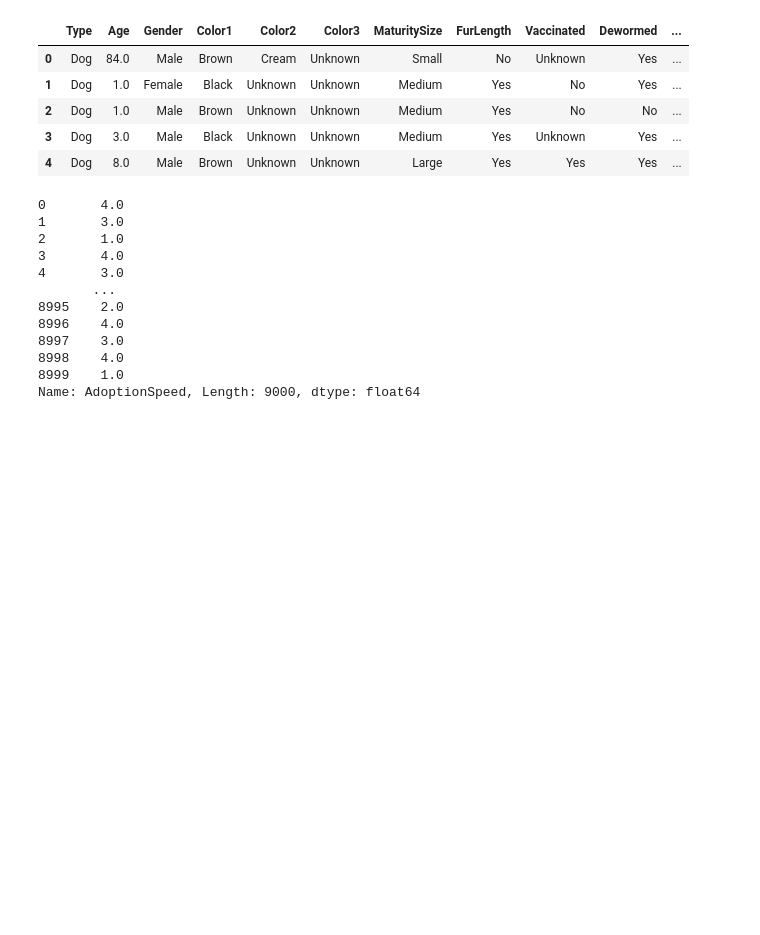
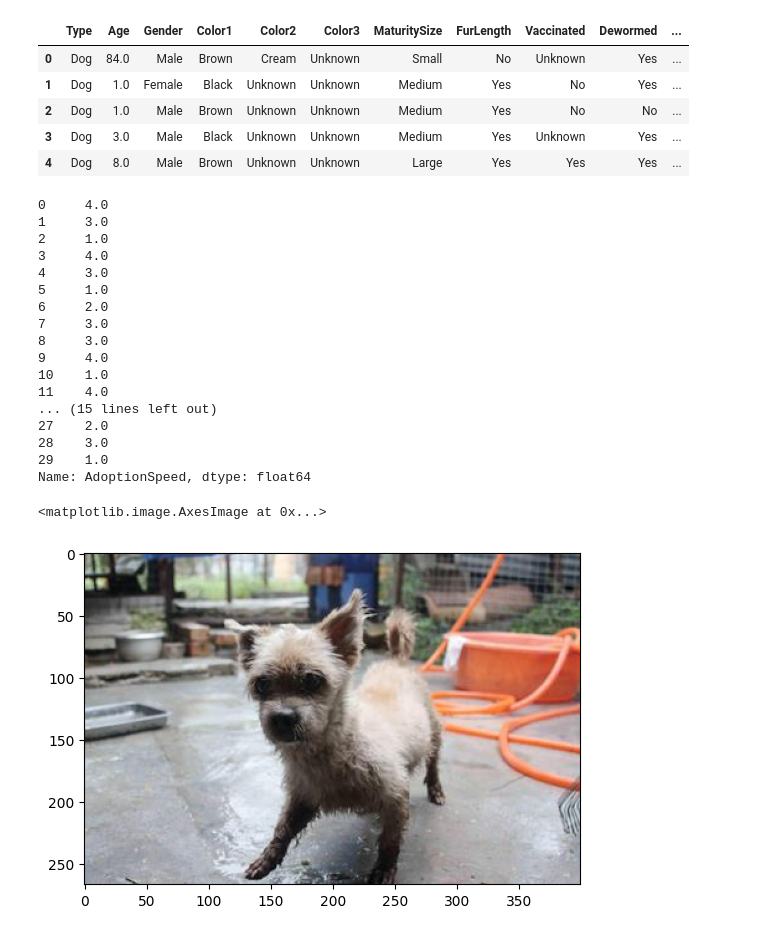
Before and after one commit to martineghiazaryan/dsai-uca, a Jupyter notebook: ML Algorithms/Pet Adoption Project/Pet_Adoption_ML_Project_Martiros_Yeghiazaryan.ipynb, the cells around one changed output. Drawn from its saved outputs; the diff is of its cells as text; code cells hidden in the pictures; blank space fills up the shorter version.

```diff
--- a/ML Algorithms/Pet Adoption Project/Pet_Adoption_ML_Project_Martiros_Yeghiazaryan.ipynb
+++ b/ML Algorithms/Pet Adoption Project/Pet_Adoption_ML_Project_Martiros_Yeghiazaryan.ipynb
@@ -21,8 +23,10 @@ import matplotlib.pyplot as plt
 %matplotlib inline
 # %% [markdown]
 ## Load train data
+# %%
+path = r"C:/Users/Admin/Desktop/2023-PetFinder-students files/"
 # %%
-train_set = pd.read_csv('train (1).csv')
+train_set = pd.read_csv(path+'train (1).csv')
 # %%
 train_set
 # %% [output]
@@ -43,6 +47,9 @@ train_set
 len(train_set)
 # %% [output]
 9000
+# %%
+N = 30
+train_set = train_set[:N]
 # %%
 train_set.columns
 # %% [output]
@@ -64,20 +71,38 @@ X_train.head()
 # %%
 y_train
 # %% [output]
-0       4.0
-1       3.0
-2       1.0
-3       4.0
-4       3.0
-       ...
-8995    2.0
-8996    4.0
-8997    3.0
-8998    4.0
-8999    1.0
-Name: AdoptionSpeed, Length: 9000, dtype: float64
+0     4.0
+1     3.0
+2     1.0
+3     4.0
+4     3.0
+5     1.0
+6     2.0
+7     3.0
+8     3.0
+9     4.0
+10    1.0
+11    4.0
+... (15 lines left out)
+27    2.0
+28    3.0
+29    1.0
+Name: AdoptionSpeed, dtype: float64
 # %%
 cat_cols = ['Type', 'Gender', 'Breed', 'Color1', 'Color2', 'Color3', 'MaturitySize', 'FurLength',	'Vaccinated',	'Dewormed',	'Sterilized',	'Health']
 num_cols = ['Age', 'Fee']
 txt_cols = ['Description']
 img_cols = ['Images']
+# %%
+img_dir = 'train_images/'
+
+X_train['Images'] = [path+img_dir+img for img in train_set['Images']]
+# %%
+from skimage import io
+
+img = io.imread(X_train['Images'][0])
+
+plt.imshow(img)
+# %% [output]
+<matplotlib.image.AxesImage at 0x...>
+[figure, added]
```
Also changed, not shown: parts of 21 cells of this notebook.
